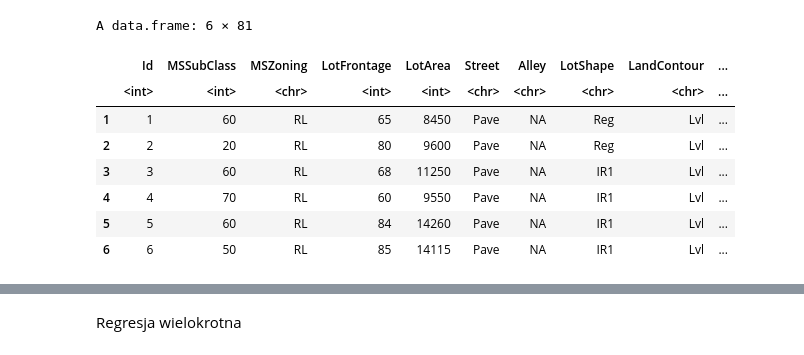
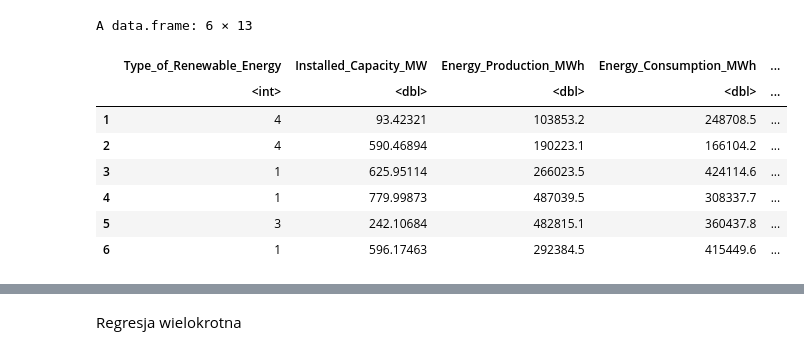
Before and after one commit to StaniszewskiA/-Multivariate-Statistics, a Jupyter notebook: lab1/lab1.ipynb, the cells around one changed output, grey strips where cells are left out. Saved outputs shown, nothing was run; the diff lists cells and outputs as text; code cells hidden in the pictures.

```diff
--- a/lab1/lab1.ipynb
+++ b/lab1/lab1.ipynb
@@ -1,14 +1,14 @@
 # %%
-sales_data <- read.csv("train.csv")
-head(sales_data)
+energy_data <- read.csv("energy_dataset_.csv")
+head(energy_data)
 # %% [output]
-A data.frame: 6 × 81
+A data.frame: 6 × 13
-|  | Id | MSSubClass | MSZoning | LotFrontage | LotArea | Street | Alley | LotShape | LandContour | ... |
-|  | <int> | <int> | <chr> | <int> | <int> | <chr> | <chr> | <chr> | <chr> | ... |
-| 1 | 1 | 60 | RL | 65 | 8450 | Pave | NA | Reg | Lvl | ... |
-| 2 | 2 | 20 | RL | 80 | 9600 | Pave | NA | Reg | Lvl | ... |
-| 3 | 3 | 60 | RL | 68 | 11250 | Pave | NA | IR1 | Lvl | ... |
-| 4 | 4 | 70 | RL | 60 | 9550 | Pave | NA | IR1 | Lvl | ... |
-| 5 | 5 | 60 | RL | 84 | 14260 | Pave | NA | IR1 | Lvl | ... |
-| 6 | 6 | 50 | RL | 85 | 14115 | Pave | NA | IR1 | Lvl | ... |
+|  | Type_of_Renewable_Energy | Installed_Capacity_MW | Energy_Production_MWh | Energy_Consumption_MWh | ... |
+|  | <int> | <dbl> | <dbl> | <dbl> | ... |
+| 1 | 4 | 93.42321 | 103853.2 | 248708.5 | ... |
+| 2 | 4 | 590.46894 | 190223.1 | 166104.2 | ... |
+| 3 | 1 | 625.95114 | 266023.5 | 424114.6 | ... |
+| 4 | 1 | 779.99873 | 487039.5 | 308337.7 | ... |
+| 5 | 3 | 242.10684 | 482815.1 | 360437.8 | ... |
+| 6 | 1 | 596.17463 | 292384.5 | 415449.6 | ... |
 # %%
```
Also changed, not shown: parts of 22 cells of this notebook, 9 other files.
